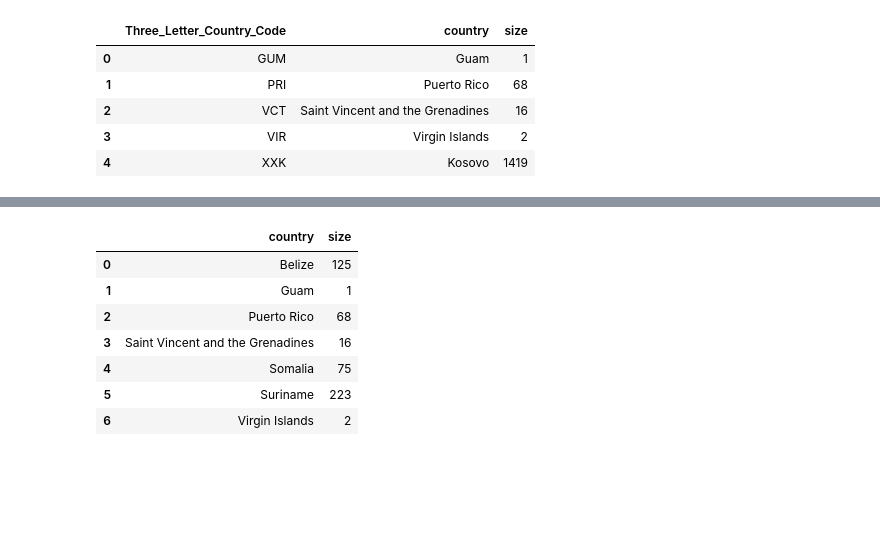
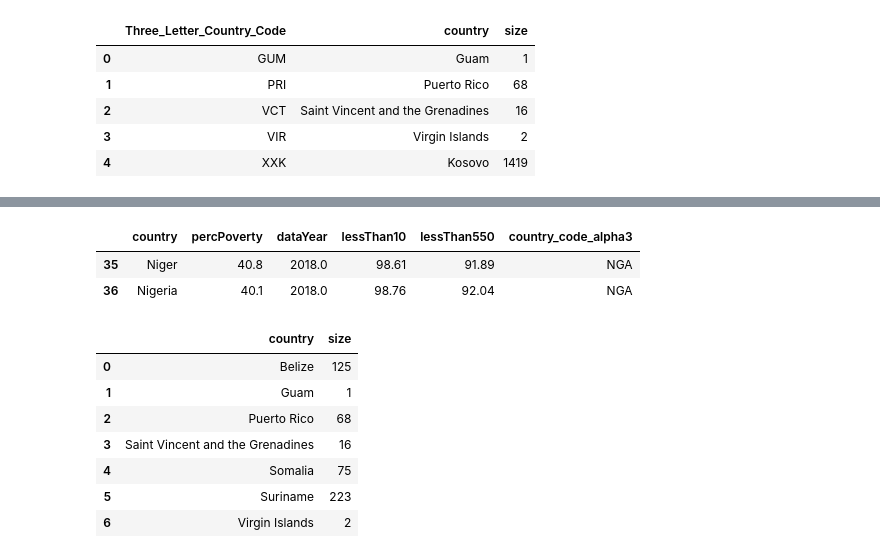
Before and after one commit to nataliabeller/data_scientist_edu, a Jupyter notebook: alfa_training/big_data/final_projekt/Abschlussprojekt - Praxisteil_Daten_Vorbereitung.ipynb, the cells around one changed output, grey strips where cells are left out. Saved outputs shown, nothing was run; the diff lists cells and outputs as text; code cells hidden in the pictures; blank space fills up the shorter version.

```diff
--- a/alfa_training/big_data/final_projekt/Abschlussprojekt - Praxisteil_Daten_Vorbereitung.ipynb
+++ b/alfa_training/big_data/final_projekt/Abschlussprojekt - Praxisteil_Daten_Vorbereitung.ipynb
@@ -1105,0 +1179,6 @@ poverty_df = poverty_df.append({'country': 'Kosovo', 'percPoverty' : 17.6, 'coun
+# %%
+poverty_df.loc[poverty_df['country_code_alpha3'] == 'NGA', :]
+# %% [output]
+|  | country | percPoverty | dataYear | lessThan10 | lessThan550 | country_code_alpha3 |
+| 35 | Niger | 40.8 | 2018.0 | 98.61 | 91.89 | NGA |
+| 36 | Nigeria | 40.1 | 2018.0 | 98.76 | 92.04 | NGA |
```
Also changed, not shown: parts of 57 cells of this notebook, 3 other files.
